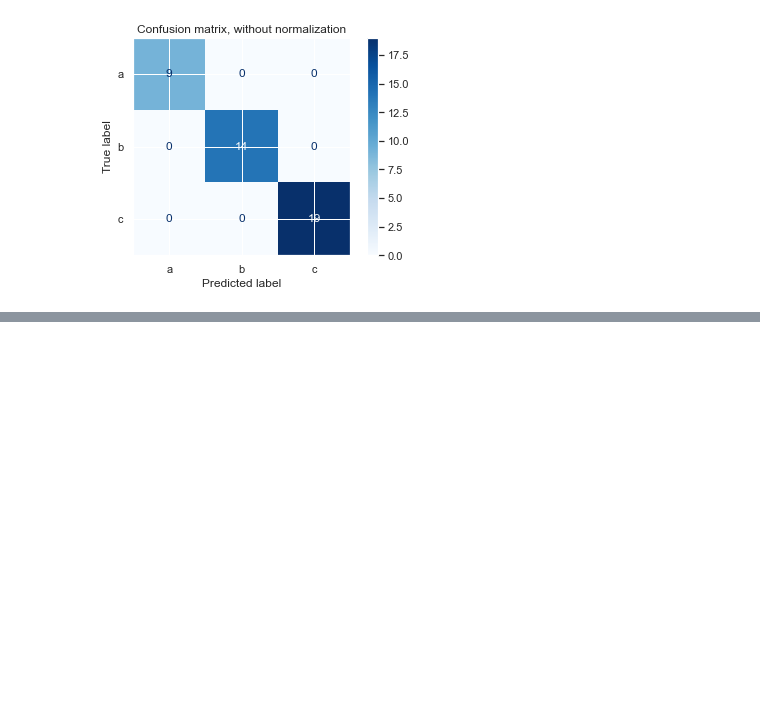
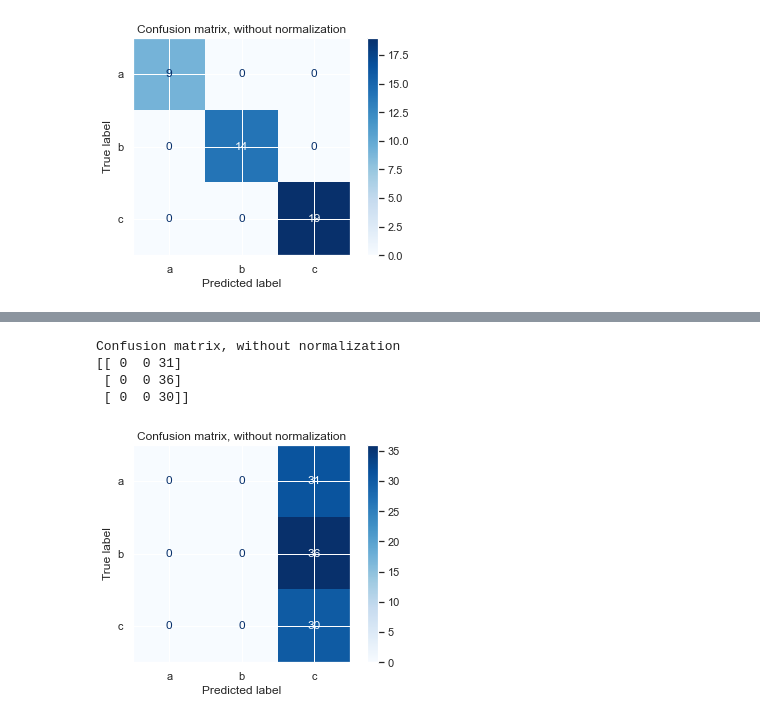
Before and after one commit to MaKaylajb/Machine-learning-for-ASL--detection-, a Jupyter notebook: ASL-data.ipynb, the cells around one changed output, grey strips where cells are left out. Cells and saved outputs as stored; diff of their text form; code cells hidden in the pictures; blank space fills up the shorter version.

```diff
--- a/ASL-data.ipynb
+++ b/ASL-data.ipynb
@@ -144,3 +152,9 @@ svc = svm.SVC(kernel='poly', C=1, gamma= 'auto').fit(X_train,y_train)
+# %%
+x= data[:,:2] # we ony take the first two features
+y = label_train
+# %%
+x_train, X_validation, y_train, y_validation = train_test_split(x,y, test_size=0.32, random_state=42)
+svc = svm.SVC(kernel='sigmoid', C=1, gamma= 'auto').fit(x_train,y_train)
 # %%
 classification_results = svc.predict(X_validation)
 print(metrics.classification_report(classification_results,y_validation))
@@ -173,0 +194,3 @@ Confusion matrix, without normalization
+# %%
+x_train, X_validation, y_train, y_validation = train_test_split(x,y, test_size=0.46, random_state=42)
+svc = svm.SVC(kernel='rbf', C=1, gamma= 'auto').fit(x_train,y_train)
@@ -173,0 +213,17 @@ Confusion matrix, without normalization
+# %%
+title_options = [("Confusion matrix, without normalization", None)]
+
+for title, normalize in title_options:
+    disp = plot_confusion_matrix(svc, X_validation, y_validation, cmap=plt.cm.Blues, normalize=normalize)
+    disp.ax_.set_title(title)
+
+
+    print(title)
+    print(disp.confusion_matrix)
+plt.show()
+# %% [output]
+Confusion matrix, without normalization
+[[ 0  0 31]
+ [ 0  0 36]
+ [ 0  0 30]]
+[figure, added]
```
Also changed, not shown: parts of 9 cells of this notebook.
